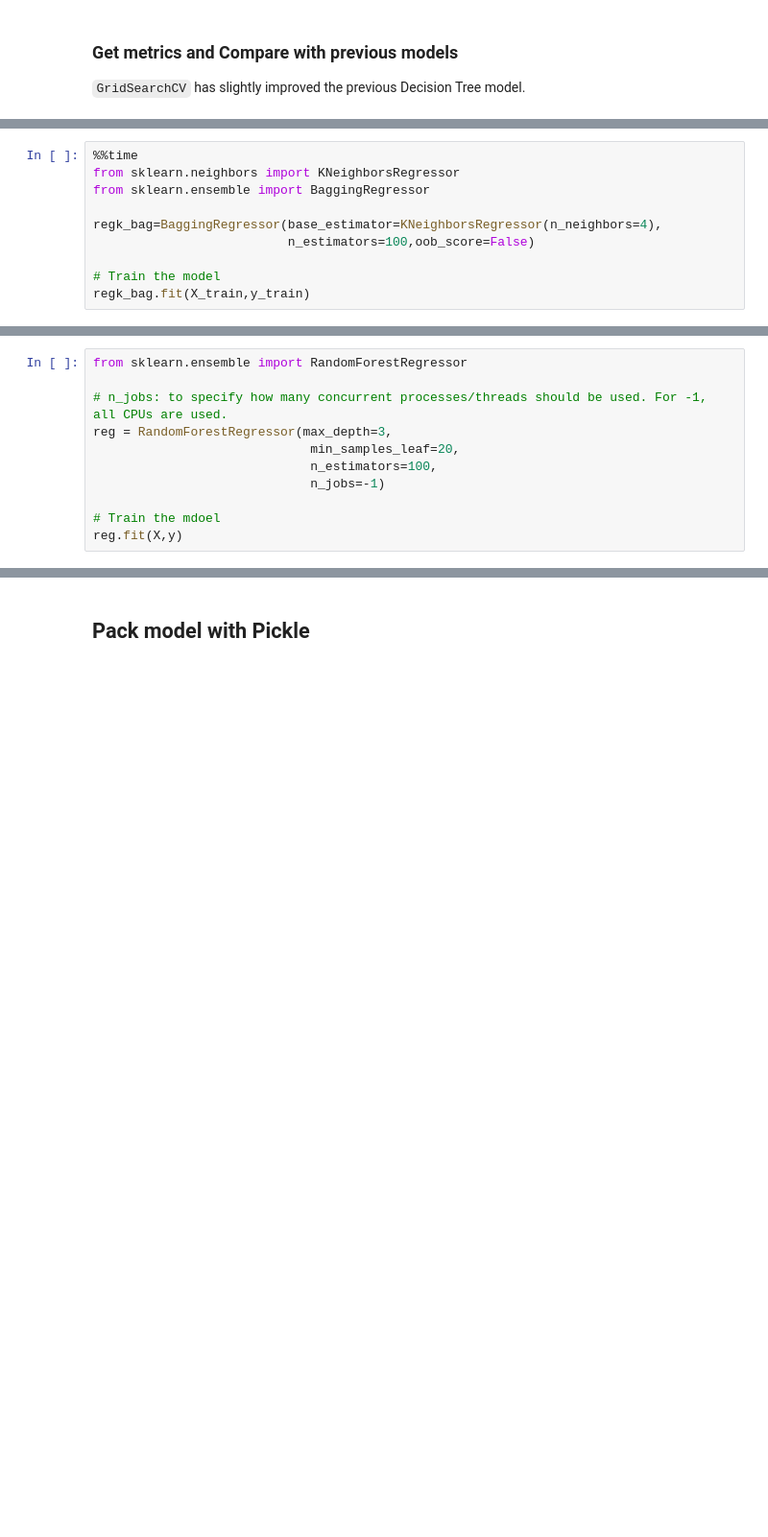
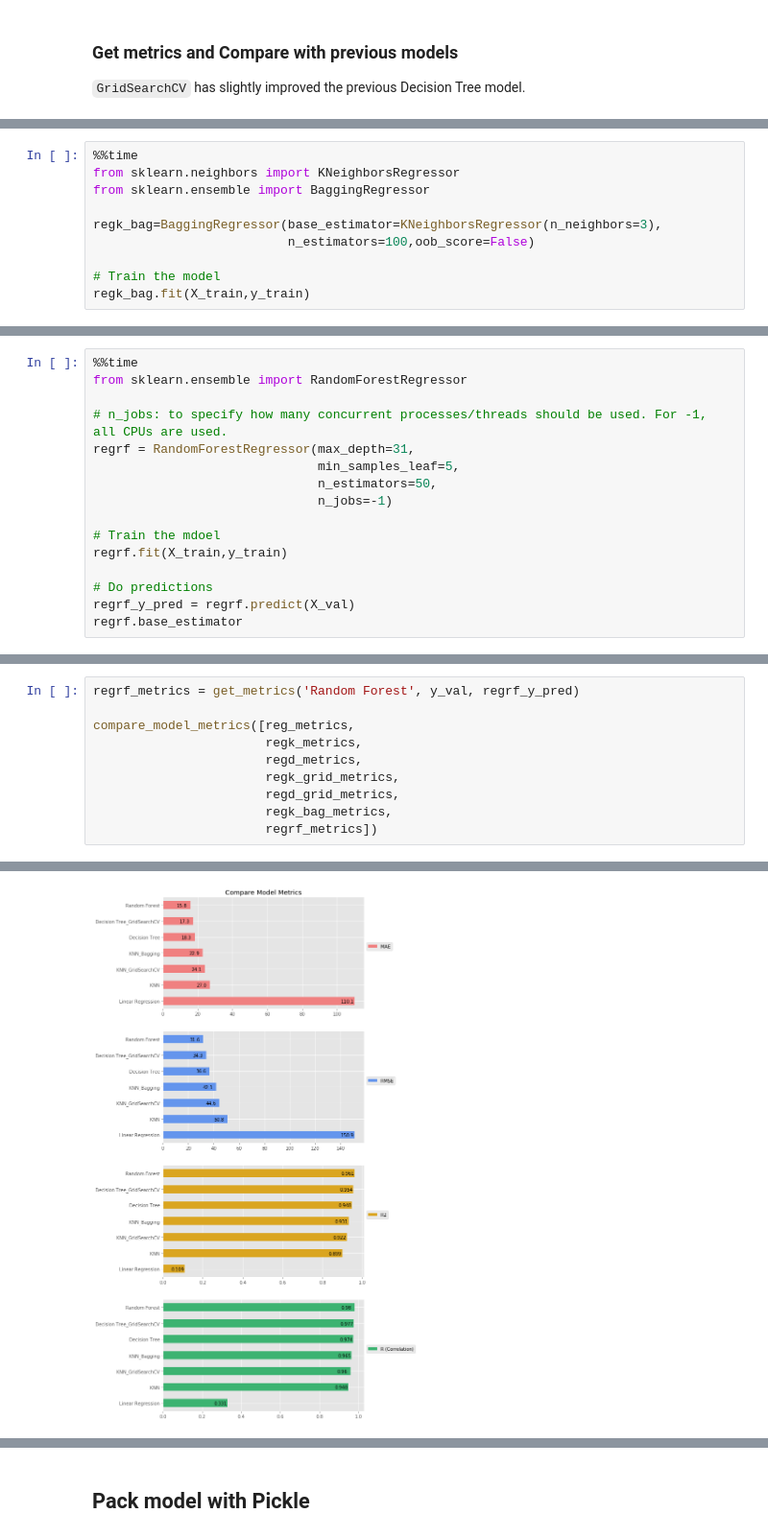
Before and after one commit to angelrps/MasterDataScience_FinalProject, a Jupyter notebook: notebooks/Modelling_01.ipynb, the cells around one changed output, grey strips where cells are left out. Shown at 96% size. Cells and saved outputs as stored; diff of their text form; blank space fills up the shorter version.

Commit message:
Modelling_working with RandomForest and RandomizedSearchCV

```diff
--- a/notebooks/Modelling_01.ipynb
+++ b/notebooks/Modelling_01.ipynb
@@ -552,7 +561,7 @@ Decision Tree_GridSearchCV is still the best model.
 from sklearn.neighbors import KNeighborsRegressor
 from sklearn.ensemble import BaggingRegressor
 
-regk_bag=BaggingRegressor(base_estimator=KNeighborsRegressor(n_neighbors=4),
+regk_bag=BaggingRegressor(base_estimator=KNeighborsRegressor(n_neighbors=3),
                           n_estimators=100,oob_score=False)
 
 # Train the model
@@ -593,11 +611,16 @@ R (Correlation coefficient):  0.9651680517299723
 # %%
+%%time
 from sklearn.ensemble import RandomForestRegressor
 
 # n_jobs: to specify how many concurrent processes/threads should be used. For -1, all CPUs are used.
-reg = RandomForestRegressor(max_depth=3,
-                             min_samples_leaf=20,
-                             n_estimators=100,
-                             n_jobs=-1)
+regrf = RandomForestRegressor(max_depth=31,
+                              min_samples_leaf=5,
+                              n_estimators=50,
+                              n_jobs=-1)
 
 # Train the mdoel
-reg.fit(X,y)
+regrf.fit(X_train,y_train)
+
+# Do predictions
+regrf_y_pred = regrf.predict(X_val)
+regrf.base_estimator
@@ -603,0 +639,11 @@ reg.fit(X,y)
+# %%
+regrf_metrics = get_metrics('Random Forest', y_val, regrf_y_pred)
+
+compare_model_metrics([reg_metrics,
+                       regk_metrics,
+                       regd_metrics,
+                       regk_grid_metrics,
+                       regd_grid_metrics,
+                       regk_bag_metrics,
+                       regrf_metrics])
+# %% [output]
@@ -603,0 +655 @@ reg.fit(X,y)
+[figure, added]
```
Also changed, not shown: parts of 25 cells of this notebook.
